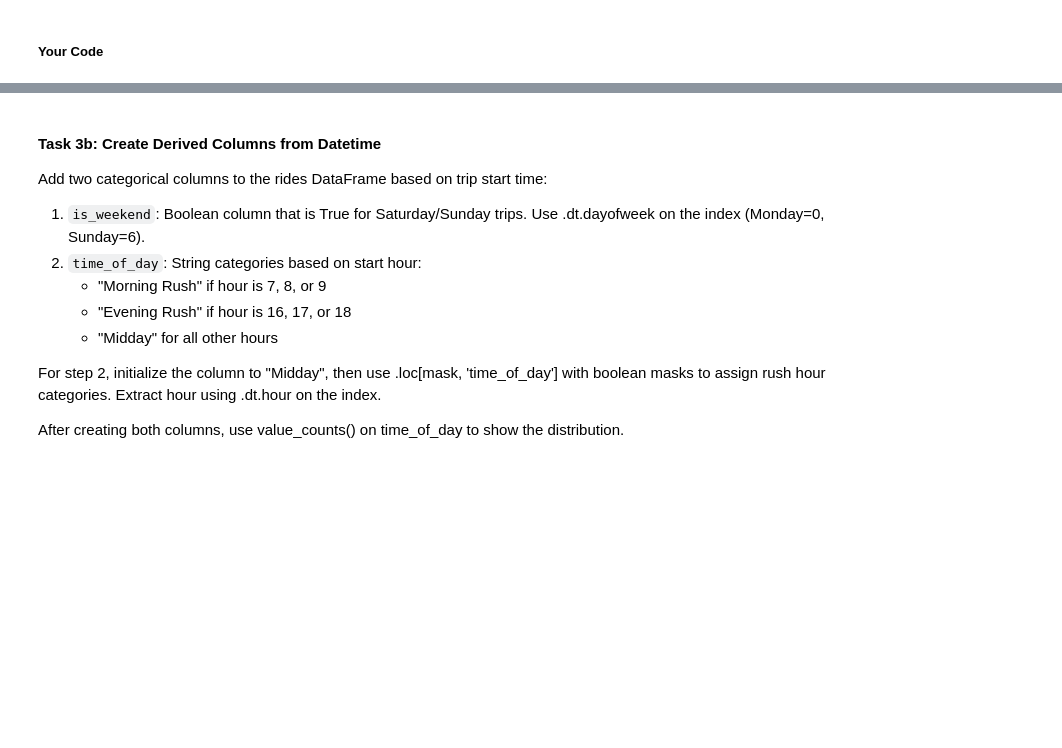
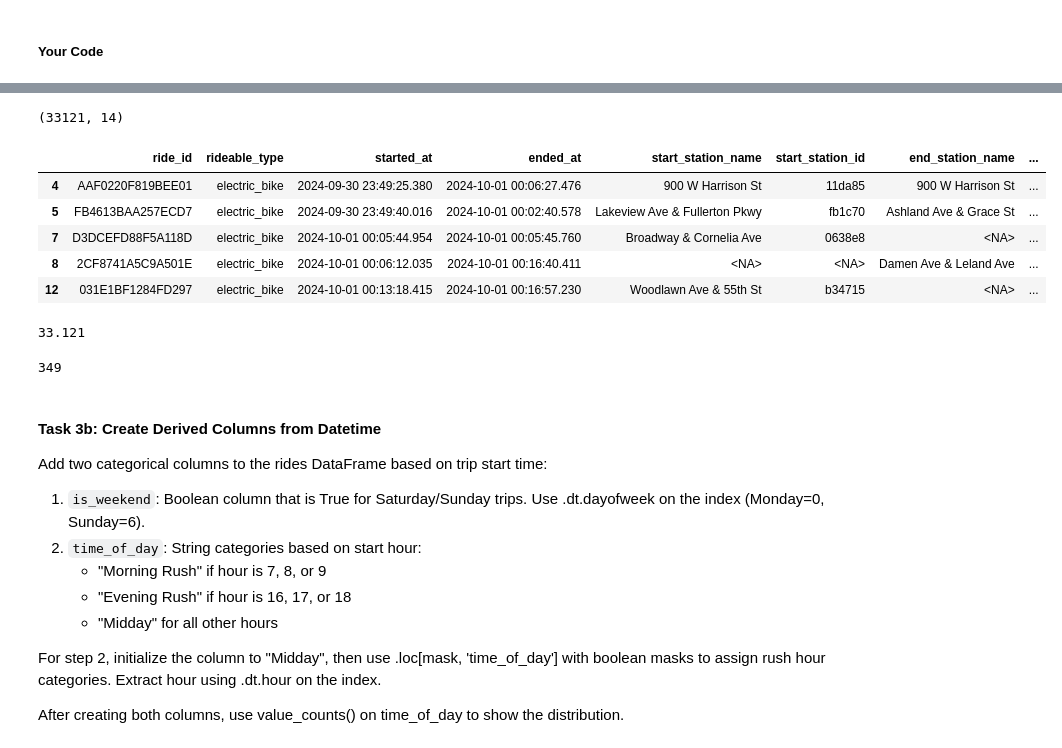
Before and after one commit to mattressdog/py4eda-work, a Jupyter notebook: homework/hw3b_MTR.ipynb, the cells around one changed output, grey strips where cells are left out. Saved outputs shown, nothing was run; the diff lists cells and outputs as text; code cells hidden in the pictures; blank space fills up the shorter version.

```diff
--- a/homework/hw3b_MTR.ipynb
+++ b/homework/hw3b_MTR.ipynb
@@ -572,4 +572,5 @@ Note: Remember to use parentheses around each condition when combining with `&`.
 # %% [markdown]
 ##### Your Code
 # %%
-# Task 3a code here...
+trip_df = rides[(rides["member_casual"] == "member") & (rides["rideable_type"] == "electric_bike")]
+trip_df.info()#33121
@@ -576,3 +595,25 @@ Note: Remember to use parentheses around each condition when combining with `&`.
+# %%
+trip_df.shape
+# %% [output]
+(33121, 14)
+# %%
+trip_df.head()
+# %% [output]
+|  | ride_id | rideable_type | started_at | ended_at | start_station_name | start_station_id | end_station_name | ... |
+| 4 | AAF0220F819BEE01 | electric_bike | 2024-09-30 23:49:25.380 | 2024-10-01 00:06:27.476 | 900 W Harrison St | 11da85 | 900 W Harrison St | ... |
+| 5 | FB4613BAA257ECD7 | electric_bike | 2024-09-30 23:49:40.016 | 2024-10-01 00:02:40.578 | Lakeview Ave & Fullerton Pkwy | fb1c70 | Ashland Ave & Grace St | ... |
+| 7 | D3DCEFD88F5A118D | electric_bike | 2024-10-01 00:05:44.954 | 2024-10-01 00:05:45.760 | Broadway & Cornelia Ave | 0638e8 | <NA> | ... |
+| 8 | 2CF8741A5C9A501E | electric_bike | 2024-10-01 00:06:12.035 | 2024-10-01 00:16:40.411 | <NA> | <NA> | Damen Ave & Leland Ave | ... |
+| 12 | 031E1BF1284FD297 | electric_bike | 2024-10-01 00:13:18.415 | 2024-10-01 00:16:57.230 | Woodlawn Ave & 55th St | b34715 | <NA> | ... |
+# %%
+trip_percent = (trip_df.shape[0] / rides.shape[0])*100
+print(trip_percent)
+# %% [output]
+33.121
+# %%
+trip_df[trip_df["start_station_name"].isin(["Streeter Dr & Grand Ave", "DuSable Lake Shore Dr & Monroe St","Kingsbury St & Kinzie St"])].shape[0]
+# %% [output]
+349
 # %% [markdown]
 #### Task 3b: Create Derived Columns from Datetime
 
```
Also changed, not shown: parts of 1 cell of this notebook.
